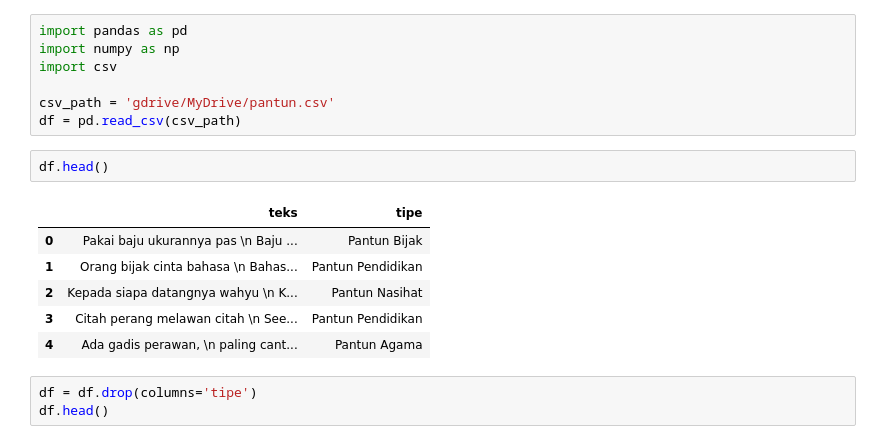
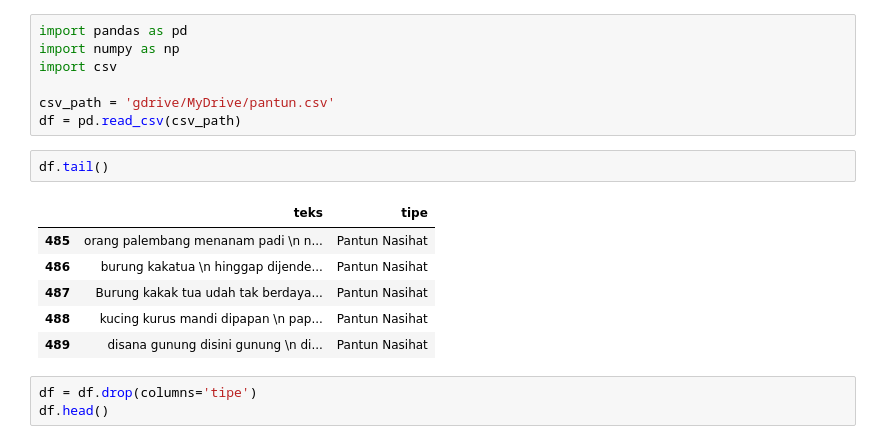
Before and after one commit to nthnfaustine/parator_model, a Jupyter notebook: paratorv1.ipynb, the cells around one changed output. Saved outputs shown, nothing was run; the diff lists cells and outputs as text.

```diff
--- a/paratorv1.ipynb
+++ b/paratorv1.ipynb
@@ -13,14 +13,14 @@ import csv
 csv_path = 'gdrive/MyDrive/pantun.csv'
 df = pd.read_csv(csv_path)
 # %%
-df.head()
+df.tail()
 # %% [output]
 |  | teks | tipe |
-| 0 | Pakai baju ukurannya pas \n Baju ... | Pantun Bijak |
-| 1 | Orang bijak cinta bahasa \n Bahas... | Pantun Pendidikan |
-| 2 | Kepada siapa datangnya wahyu \n K... | Pantun Nasihat |
-| 3 | Citah perang melawan citah \n See... | Pantun Pendidikan |
-| 4 | Ada gadis perawan, \n paling cant... | Pantun Agama |
+| 485 | orang palembang menanam padi \n n... | Pantun Nasihat |
+| 486 | burung kakatua \n hinggap dijende... | Pantun Nasihat |
+| 487 | Burung kakak tua udah tak berdaya... | Pantun Nasihat |
+| 488 | kucing kurus mandi dipapan \n pap... | Pantun Nasihat |
+| 489 | disana gunung disini gunung \n di... | Pantun Nasihat |
 # %%
 df = df.drop(columns='tipe')
 df.head()
```
Also changed, not shown: parts of 27 cells of this notebook, 5 other files.
